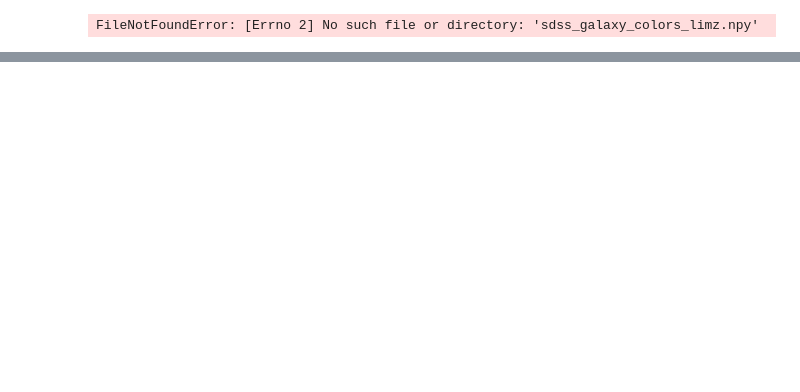
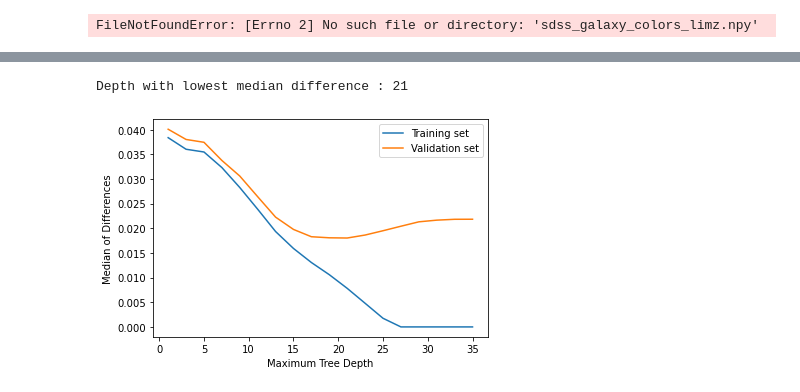
Before and after one commit to incardo/Data-driven-Astronomy, a Jupyter notebook: week5-decision_tree_redshift/regression_classifier.ipynb, the cells around one changed output, grey strips where cells are left out. Cells and saved outputs as stored; diff of their text form; code cells hidden in the pictures; blank space fills up the shorter version.

```diff
--- a/week5-decision_tree_redshift/regression_classifier.ipynb
+++ b/week5-decision_tree_redshift/regression_classifier.ipynb
@@ -293,0 +309,72 @@ FileNotFoundError: [Errno 2] No such file or directory: 'sdss_galaxy_colors_limz
+# %%
+import numpy as np
+from matplotlib import pyplot as plt
+from sklearn.tree import DecisionTreeRegressor
+
+# paste your get_features_targets function here
+def get_features_targets(data):
+    features = np.zeros((data.shape[0], 4))
+    features[:, 0] = data['u'] - data['g']
+    features[:, 1] = data['g'] - data['r']
+    features[:, 2] = data['r'] - data['i']
+    features[:, 3] = data['i'] - data['z']
+    targets =  data['redshift']
+    return features, targets
+
+# paste your median_diff function here
+def median_diff(predicted, actual):
+    return np.median(abs(predicted-actual))
+
+# Complete the following function
+def accuracy_by_treedepth(features, targets, depths):
+  # split the data into testing and training sets
+    split = features.shape[0]//2
+    train_features = features[:split]
+    test_features = features[split:]
+    train_targets = targets[:split]
+    test_targets = targets[split:]
+
+  # initialise arrays or lists to store the accuracies for the below loop
+    accuracies_test = []
+    accuracies_train = []
+
+  # loop through depths
+    for depth in depths:
+      # initialize model with the maximum depth.
+      dtr = DecisionTreeRegressor(max_depth=depth)
+
+      # train the model using the training set
+      dtr.fit(train_features, train_targets)
+
+      # get the predictions for the training set and calculate their median_diff
+      predictions = dtr.predict(train_features)
+      accuracies_train.append(median_diff(train_targets, predictions))
+
+      # get the predictions for the testing set and calculate their median_diff
+      predictions = dtr.predict(test_features)
+      accuracies_test.append(median_diff(test_targets, predictions))
+
+    # return the accuracies for the training and testing sets
+    return accuracies_train, accuracies_test
+
+if __name__ == "__main__":
+  data = np.load('sdss_galaxy_colors.npy')
+  features, targets = get_features_targets(data)
+
+  # Generate several depths to test
+  tree_depths = [i for i in range(1, 36, 2)]
+
+  # Call the function
+  train_med_diffs, test_med_diffs = accuracy_by_treedepth(features, targets, tree_depths)
+  print("Depth with lowest median difference : {}".format(tree_depths[test_med_diffs.index(min(test_med_diffs))]))
+
+  # Plot the results
+  train_plot = plt.plot(tree_depths, train_med_diffs, label='Training set')
+  test_plot = plt.plot(tree_depths, test_med_diffs, label='Validation set')
+  plt.xlabel("Maximum Tree Depth")
+  plt.ylabel("Median of Differences")
+  plt.legend()
+  plt.show()
+# %% [output]
+Depth with lowest median difference : 21
+[figure, added]
```
Also changed, not shown: parts of 6 cells of this notebook.
